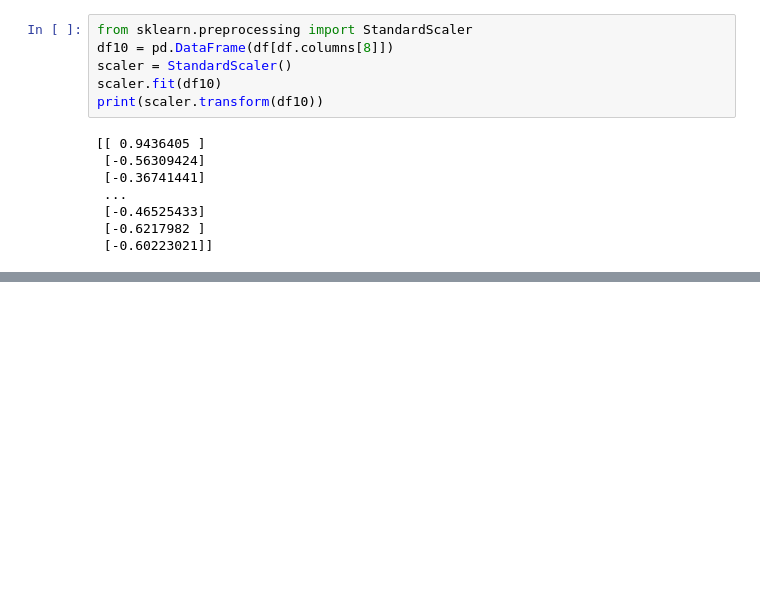
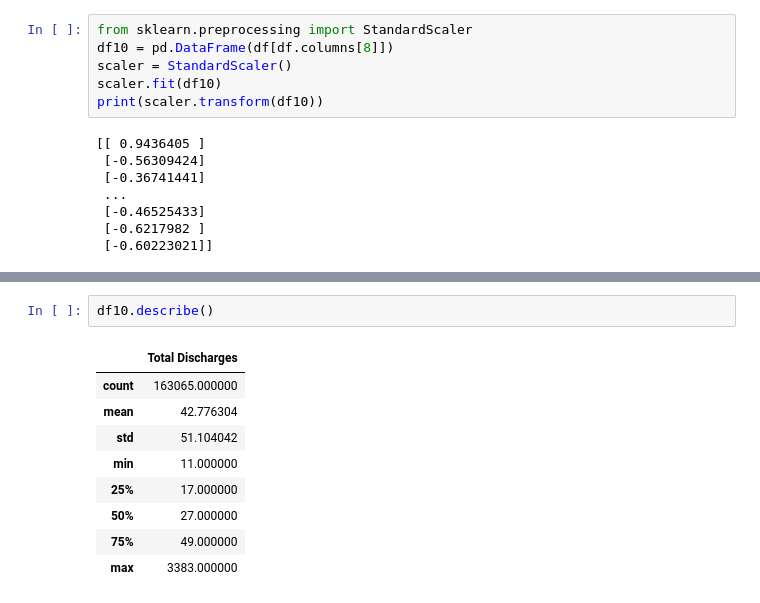
Before and after one commit to kikun1234/Data-Cleaning-Viz-vs-ML, a Jupyter notebook: data-visulisations.ipynb, the cells around one changed output, grey strips where cells are left out. Cells and saved outputs as stored; diff of their text form; blank space fills up the shorter version.

```diff
--- a/data-visulisations.ipynb
+++ b/data-visulisations.ipynb
@@ -121,0 +117,12 @@ Name:  Total Discharges , Length: 163065, dtype: int64
+# %%
+df10.describe()
+# %% [output]
+|  | Total Discharges |
+| count | 163065.000000 |
+| mean | 42.776304 |
+| std | 51.104042 |
+| min | 11.000000 |
+| 25% | 17.000000 |
+| 50% | 27.000000 |
+| 75% | 49.000000 |
+| max | 3383.000000 |
```
Also changed, not shown: parts of 3 cells of this notebook.
